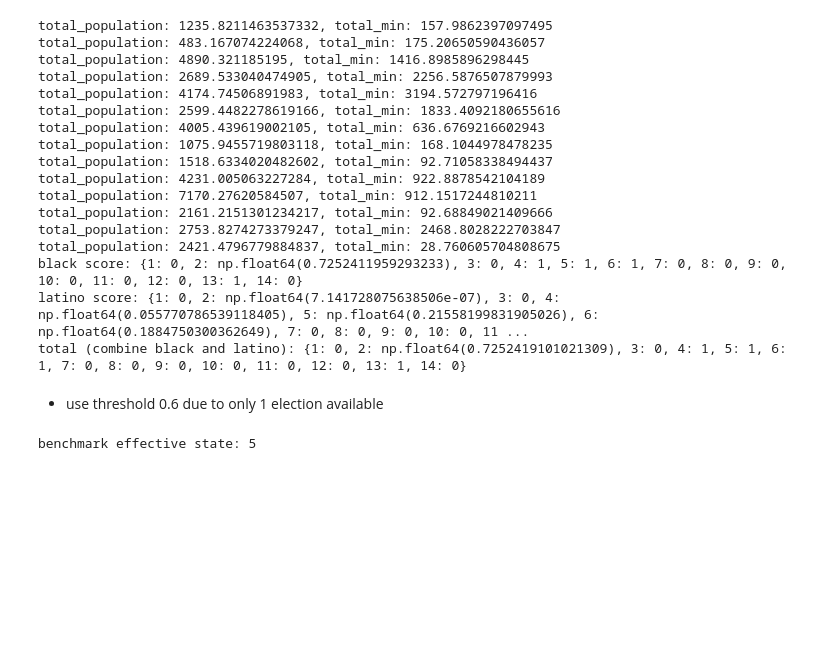
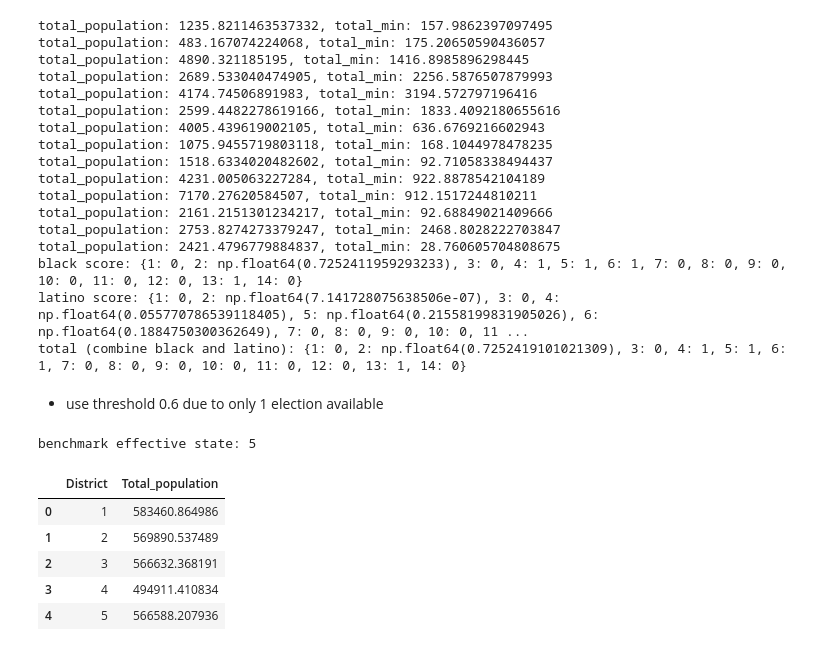
Before and after one commit to CSE416-Rockies/Rockies-VRA-Repeal-Analysis, a Jupyter notebook: preprocessing/GerryChain/ei.ipynb, the cells around one changed output. Cells and saved outputs as stored; diff of their text form; code cells hidden in the pictures; blank space fills up the shorter version.

```diff
--- a/preprocessing/GerryChain/ei.ipynb
+++ b/preprocessing/GerryChain/ei.ipynb
@@ -378,0 +382,11 @@ benchmark effective state: 5
+# %%
+ga_district_pop = ga_district_pop.reset_index()
+ga_district_pop = ga_district_pop.rename(columns={'index':"District"})
+ga_district_pop.head()
+# %% [output]
+|  | District | Total_population |
+| 0 | 1 | 583460.864986 |
+| 1 | 2 | 569890.537489 |
+| 2 | 3 | 566632.368191 |
+| 3 | 4 | 494911.410834 |
+| 4 | 5 | 566588.207936 |
```
Also changed, not shown: parts of 5 cells of this notebook, 16 other files.
